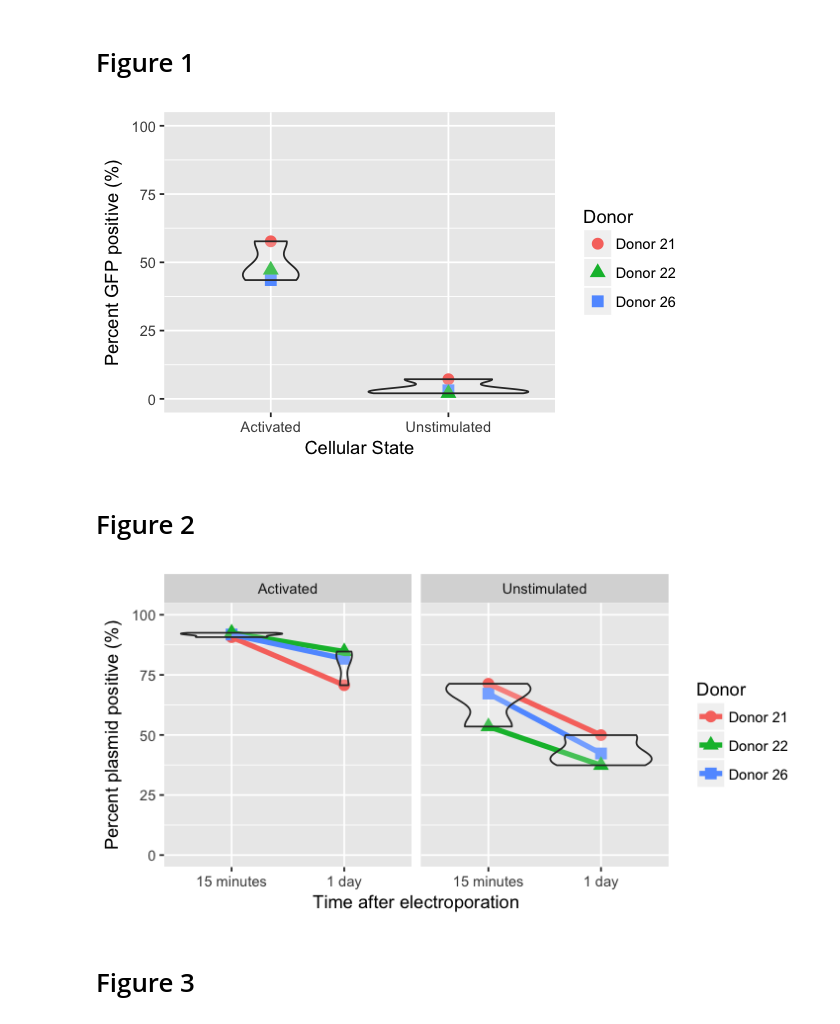
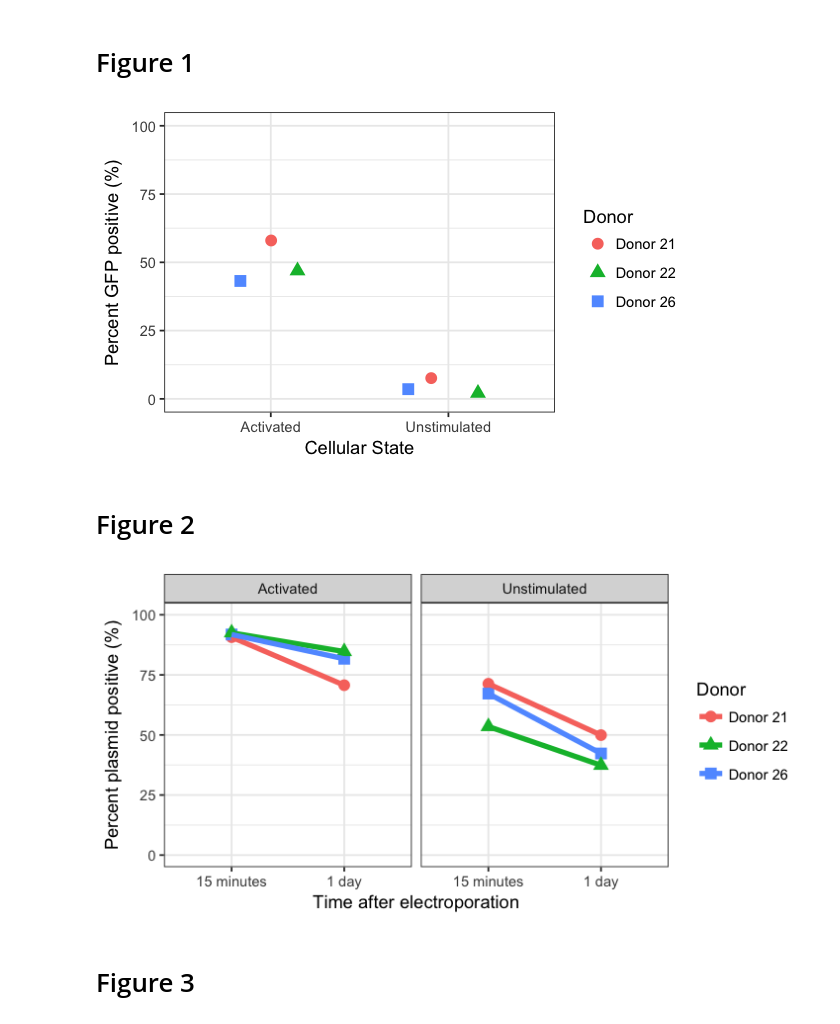
Before and after one commit to hammerlab/t-cell-electroporation, a Jupyter notebook: notebooks/figure-1_2_3/Figures 1, 2, and 3.ipynb, the cells around one changed output. Drawn from its saved outputs; the diff is of its cells as text; code cells hidden in the pictures.

```diff
--- a/notebooks/figure-1_2_3/Figures 1, 2, and 3.ipynb
+++ b/notebooks/figure-1_2_3/Figures 1, 2, and 3.ipynb
@@ -36,35 +36,37 @@ read_tsv(
     )
 ) %>%
 ggplot(aes(x=`Cellular State`, y=`Percent_GFP+`)) +
-    geom_point(aes(group=`Donor`, color=`Donor`, shape=`Donor`), size=3) +
-    geom_violin(aes(group=`Cellular State`), alpha=.2) +
+    geom_jitter(aes(group=`Donor`, color=`Donor`, shape=`Donor`), size=3, width=.25) +
+    #geom_violin(aes(group=`Cellular State`), alpha=.2) +
     ylim(0, 100) +
-    ylab('Percent GFP positive (%)')
+    ylab('Percent GFP positive (%)') +
+    theme_bw()
 # %% [output]
-[figure, old version]
+[figure, new version]
 # %% [markdown]
 # Figure 2
 # %%
 options(repr.plot.width=6, repr.plot.height=3)
 
 read_tsv(
     'figure2.tsv',
     col_types=cols(
         `Donor`=col_factor(levels=c('Donor 21', 'Donor 22', 'Donor 26')),
         `Cellular State`=col_factor(levels=c('Activated', 'Unstimulated')),
         `Time after electroporation`=col_factor(levels=c('15 minutes', '1 day')),
         `Frequency of APC (+) cells`=col_double()
     )
 ) %>%
 ggplot(aes(x=`Time after electroporation`, y=`Frequency of APC (+) cells`)) +
     geom_point(aes(group=`Donor`, color=`Donor`, shape=`Donor`), size=3) +
     geom_line(size=1.5, aes(group=`Donor`, color=`Donor`)) +
-    geom_violin(aes(group=`Time after electroporation`), alpha=.2) +
+    #geom_violin(aes(group=`Time after electroporation`), alpha=.2) +
     ylim(0, 100) +
     ylab('Percent plasmid positive (%)') +
-    facet_wrap(~`Cellular State`)
+    facet_wrap(~`Cellular State`) +
+    theme_bw()
 # %% [output]
-[figure, old version]
+[figure, new version]
 # %% [markdown]
 # Figure 3
 # %%
```
Also changed, not shown: parts of 1 cell of this notebook, 5 other files.
